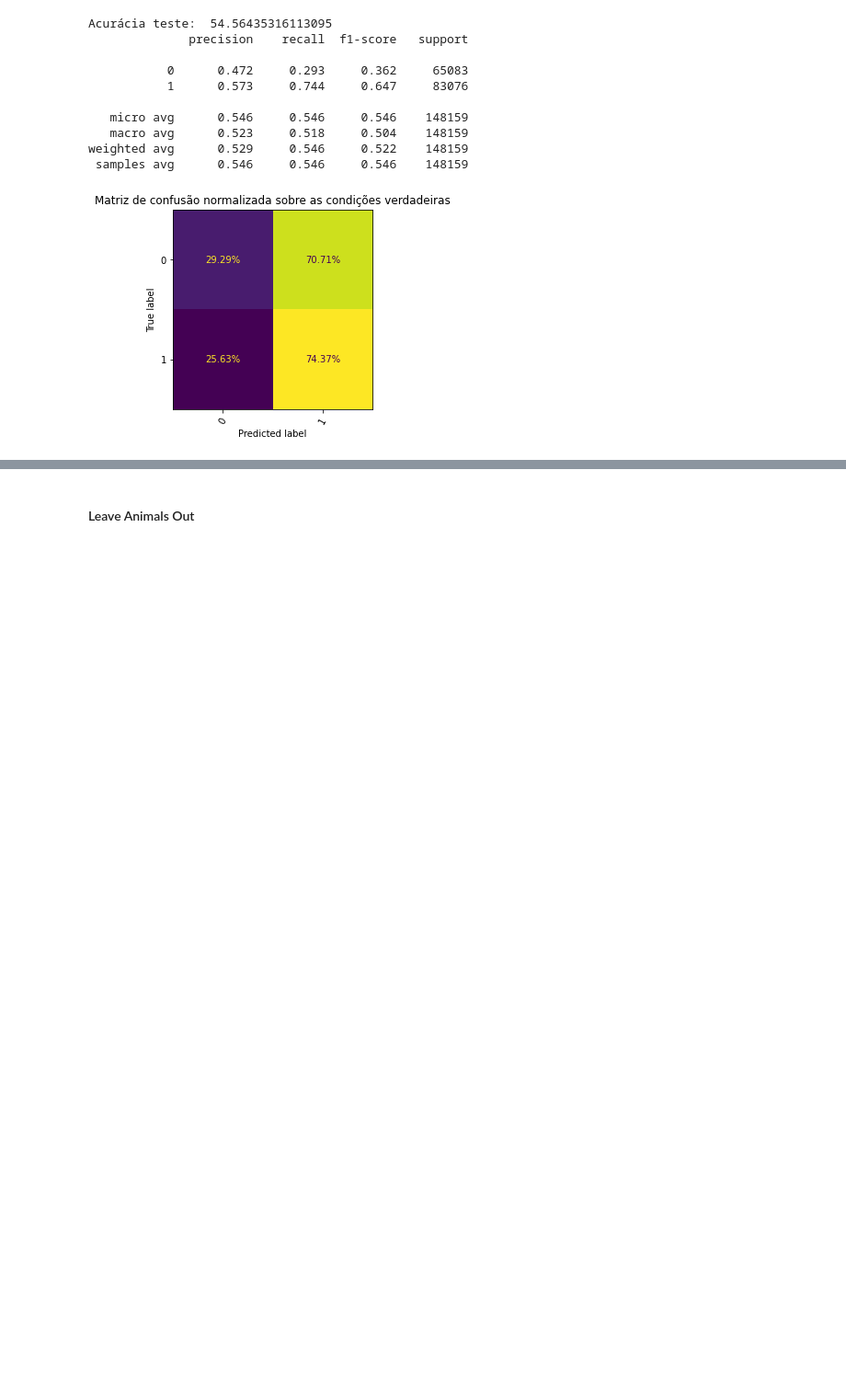
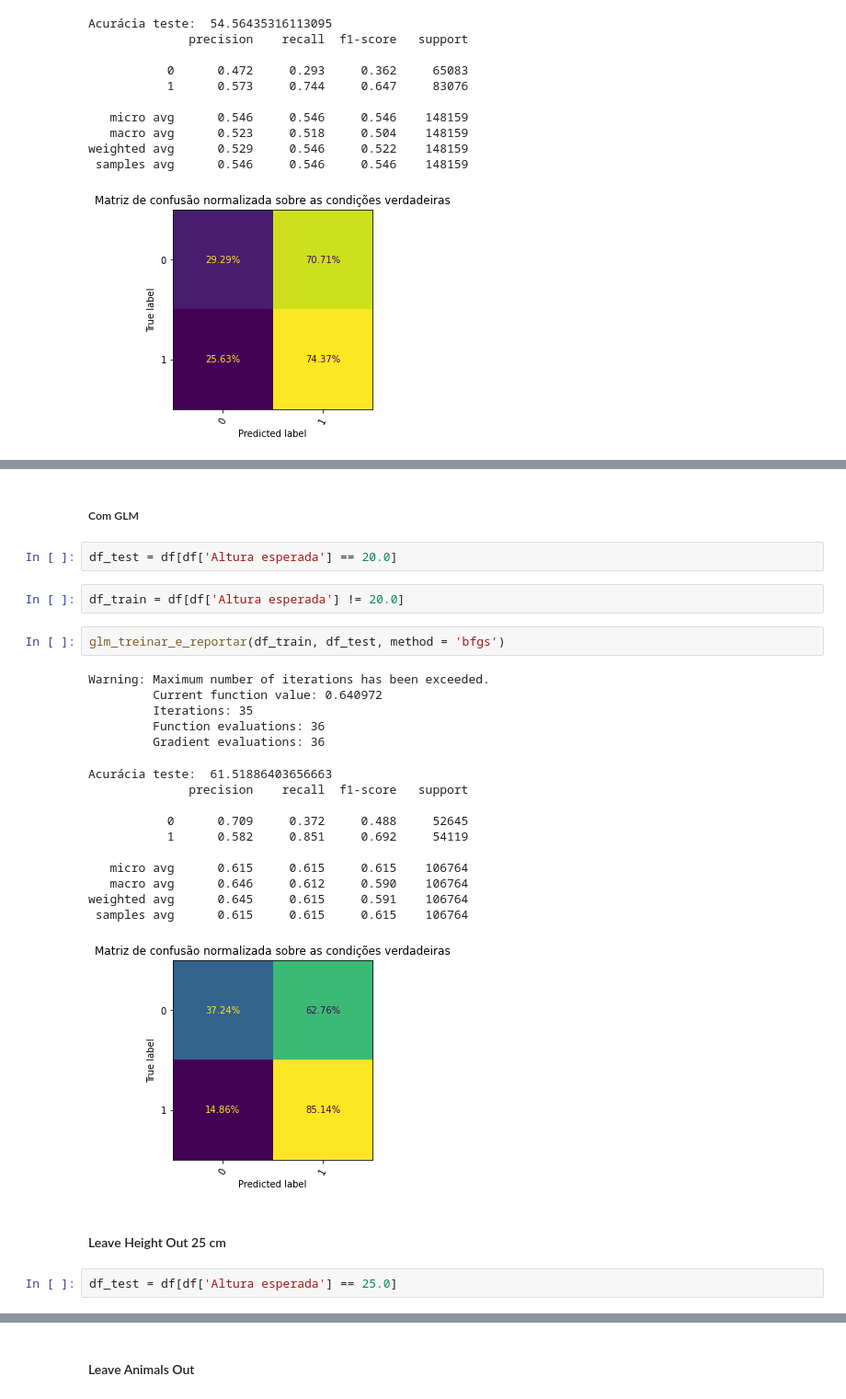
Before and after one commit to egmaziero/ZooWithAI, a Jupyter notebook: Lazaro - Leave One Group Out-PNP.ipynb, the cells around one changed output, grey strips where cells are left out. Shown: that part at 92% size. Cells and saved outputs as stored; diff of their text form; blank space fills up the shorter version.

```diff
--- a/Lazaro - Leave One Group Out-PNP.ipynb
+++ b/Lazaro - Leave One Group Out-PNP.ipynb
@@ -523,0 +765,29 @@ weighted avg      0.529     0.546     0.522    148159
+# %% [markdown]
+##### Com GLM
+# %%
+df_test = df[df['Altura esperada'] == 20.0]
+# %%
+df_train = df[df['Altura esperada'] != 20.0]
+# %%
+glm_treinar_e_reportar(df_train, df_test, method = 'bfgs')
+# %% [output]
+Warning: Maximum number of iterations has been exceeded.
+         Current function value: 0.640972
+         Iterations: 35
+         Function evaluations: 36
+         Gradient evaluations: 36
+Acurácia teste:  61.51886403656663
+              precision    recall  f1-score   support
+
+           0      0.709     0.372     0.488     52645
+           1      0.582     0.851     0.692     54119
+
+   micro avg      0.615     0.615     0.615    106764
+   macro avg      0.646     0.612     0.590    106764
+weighted avg      0.645     0.615     0.591    106764
+ samples avg      0.615     0.615     0.615    106764
+[figure, added]
+# %% [markdown]
+#### Leave Height Out 25 cm
+# %%
+df_test = df[df['Altura esperada'] == 25.0]
```
Also changed, not shown: parts of 25 cells of this notebook, 6 other files.
